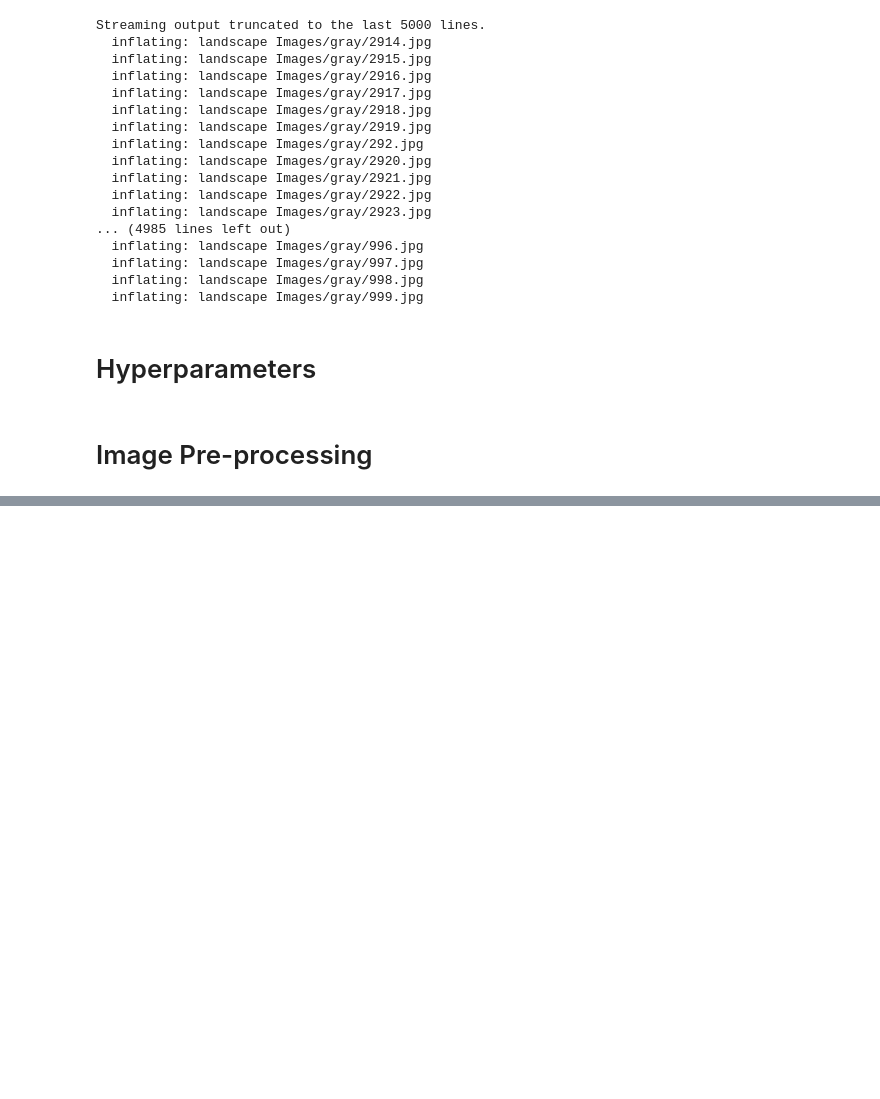
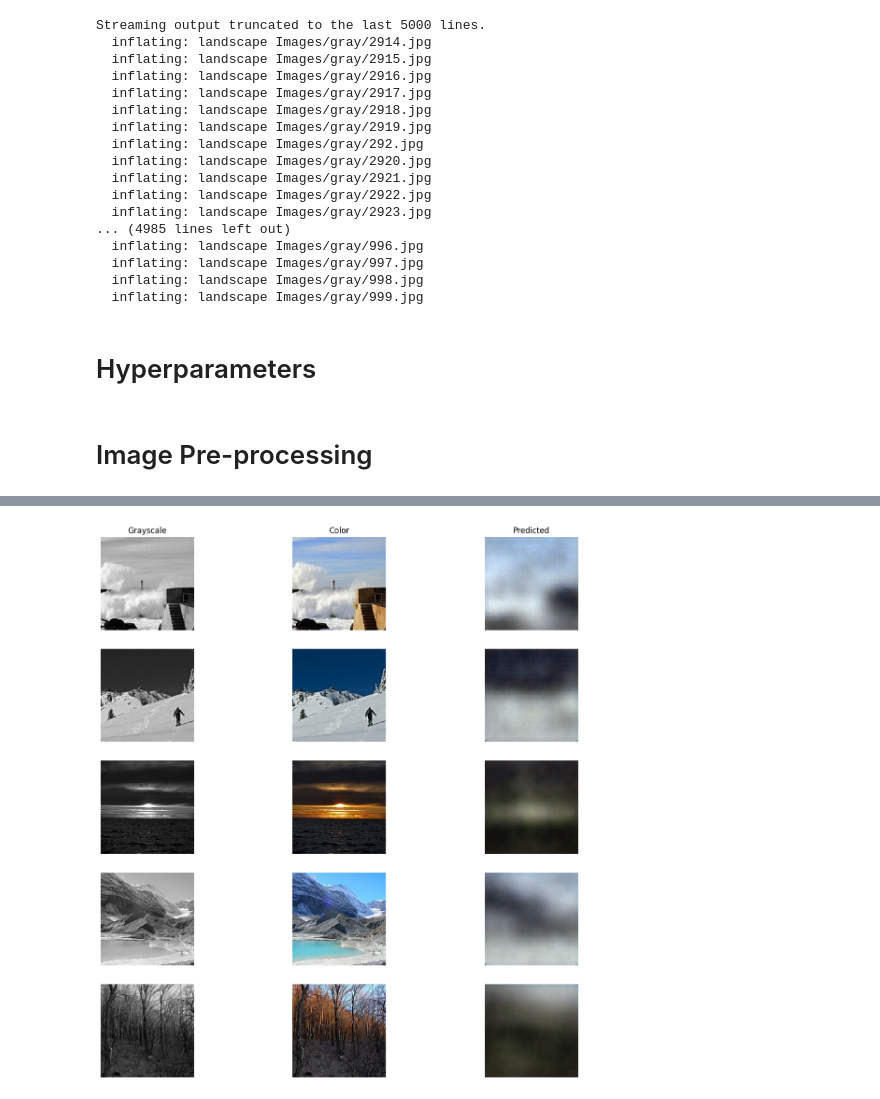
Before and after one commit to Bhimsendabby/Machine--Learning-practice, a Jupyter notebook: Image_Colorization_Using_Autoencoder.ipynb, the cells around one changed output, grey strips where cells are left out. Drawn from its saved outputs; the diff is of its cells as text; code cells hidden in the pictures; blank space fills up the shorter version.

```diff
--- a/Image_Colorization_Using_Autoencoder.ipynb
+++ b/Image_Colorization_Using_Autoencoder.ipynb
@@ -82,8 +91,8 @@ Streaming output truncated to the last 5000 lines.
 # %%
 RANDOM_SEED = 49
 LEARNING_RATE = 0.0005
-BATCH_SIZE = 32
-NUM_EPOCHS = 100
+BATCH_SIZE = 64
+NUM_EPOCHS = 5
 MANUAL_SEED = 42
 SHUFFLE = True
 
@@ -272,0 +262,10 @@ ConvAutoencoder(
+# %%
+# Example usage
+latent_dim = 128
+autoencoder = ConvAutoencoderV2(latent_dim=latent_dim).to(device)
+print(autoencoder)
+
+# Testing with a dummy input
+dummy_input = torch.randn(1, 1, 150, 150).to(device)
+output = autoencoder(dummy_input)
+print(output.shape)  # Should print torch.Size([1, 3, 150, 150])
@@ -329,0 +364,30 @@ RuntimeError: The size of tensor a (150) must match the size of tensor b (152) a
+# %%
+# Visualize some predictions
+def show_predictions(color, gray, pred):
+    fig, axs = plt.subplots(5, 3, figsize=(15, 15))
+    axs[0, 0].set_title('Grayscale')
+    axs[0, 1].set_title('Color')
+    axs[0, 2].set_title('Predicted')
+    for i in range(5):
+        axs[i, 0].axis('off')
+        axs[i, 0].imshow(gray[i].permute(1,2,0), cmap='gray')
+        axs[i, 1].axis('off')
+        axs[i, 1].imshow(color[i].permute(1,2,0))
+        axs[i, 2].axis('off')
+        axs[i, 2].imshow(pred[i].permute(1,2,0))
+    plt.show()
+# %%
+# Test on testing data
+total_loss = 0.0
+with torch.no_grad():
+    for idx, (color_img, gray_img) in enumerate(testloader):
+        color_img = color_img.to(device)
+        gray_img = gray_img.to(device)
+
+        prediction = autoencoder(gray_img)
+
+        loss = loss_function(prediction, color_img)
+        total_loss += loss.item()
+# %%
+show_predictions(color_img.detach().cpu(), gray_img.detach().cpu(), prediction.detach().cpu())
+# %% [output]
@@ -329,0 +395 @@ RuntimeError: The size of tensor a (150) must match the size of tensor b (152) a
+[figure, added]
```
Also changed, not shown: parts of 9 cells of this notebook.
